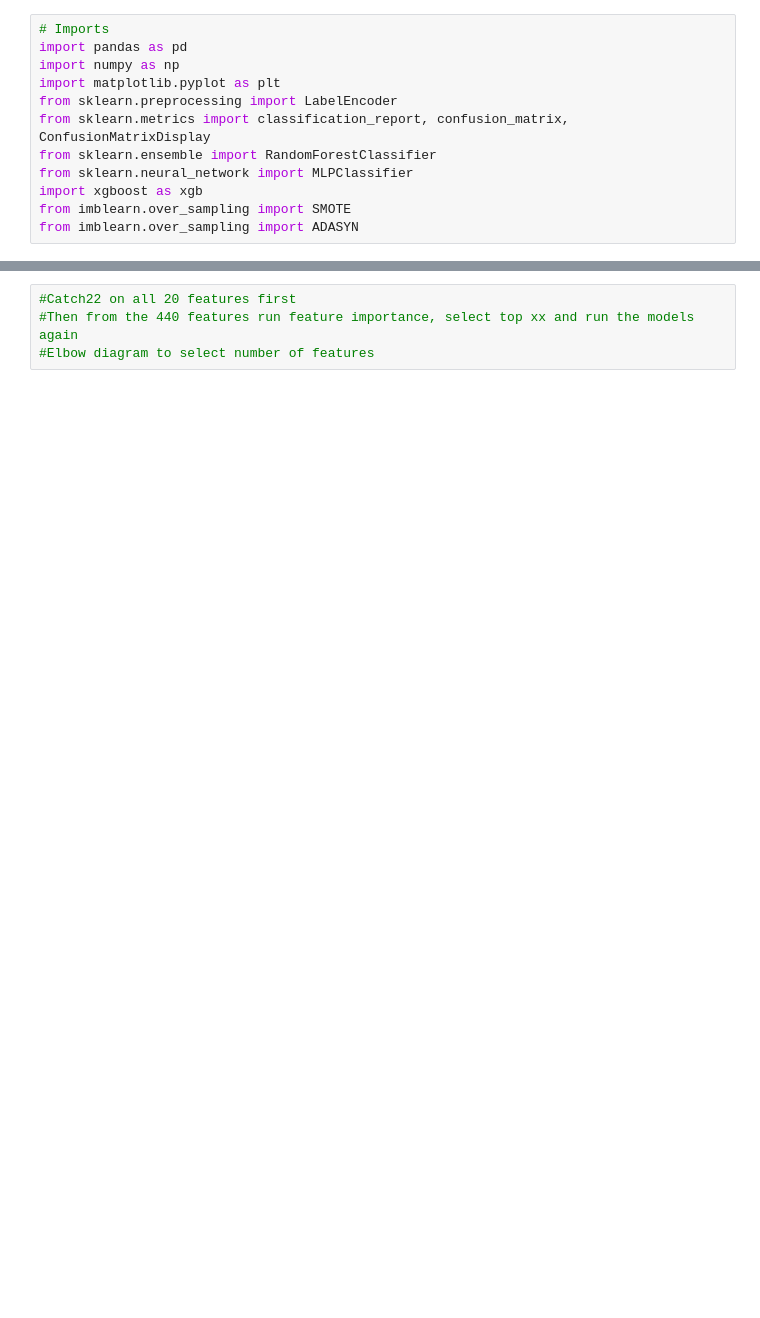
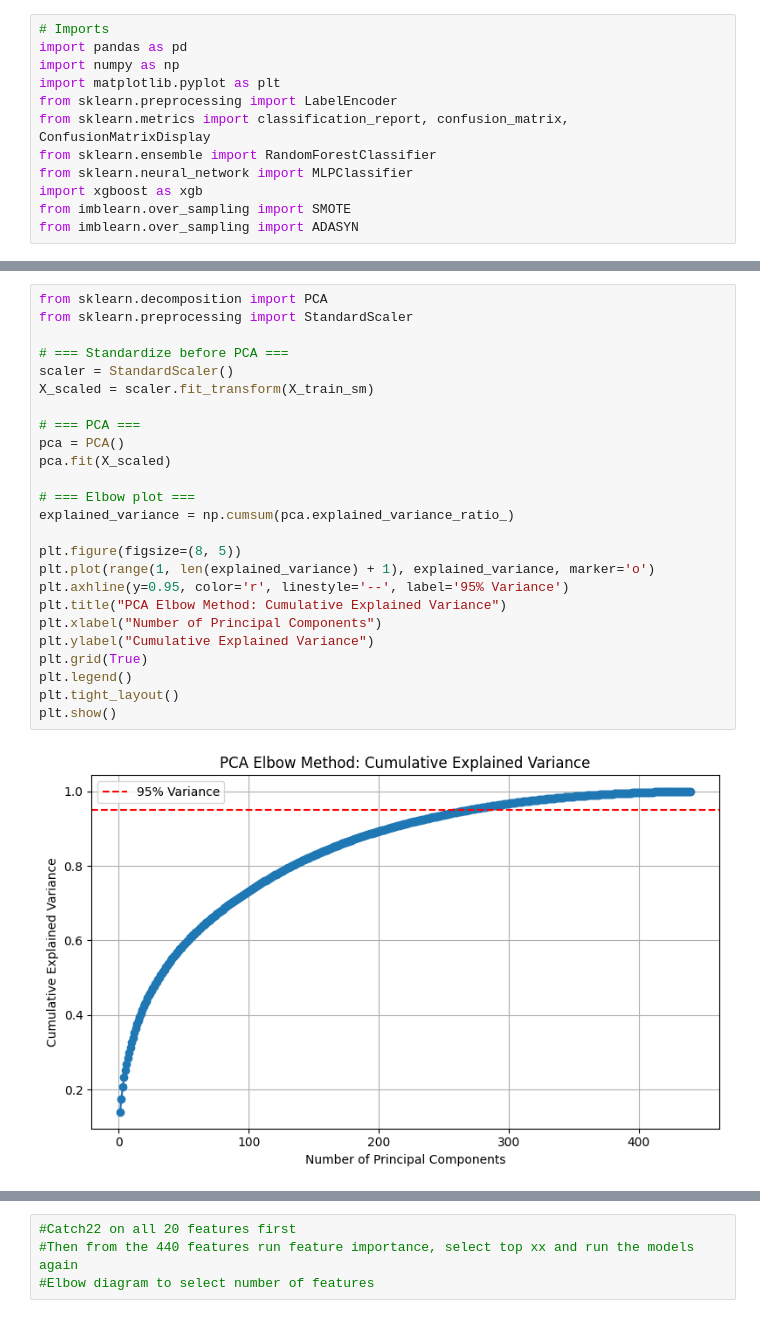
Before and after one commit to aaryan-nagpal1/Thesis, a Jupyter notebook: catch22.ipynb, the cells around one changed output, grey strips where cells are left out. Drawn from its saved outputs; the diff is of its cells as text; blank space fills up the shorter version.

```diff
--- a/catch22.ipynb
+++ b/catch22.ipynb
@@ -410,3 +483,30 @@ ROC AUC: 0.6371
+# %%
+from sklearn.decomposition import PCA
+from sklearn.preprocessing import StandardScaler
+
+# === Standardize before PCA ===
+scaler = StandardScaler()
+X_scaled = scaler.fit_transform(X_train_sm)
+
+# === PCA ===
+pca = PCA()
+pca.fit(X_scaled)
+
+# === Elbow plot ===
+explained_variance = np.cumsum(pca.explained_variance_ratio_)
+
+plt.figure(figsize=(8, 5))
+plt.plot(range(1, len(explained_variance) + 1), explained_variance, marker='o')
+plt.axhline(y=0.95, color='r', linestyle='--', label='95% Variance')
+plt.title("PCA Elbow Method: Cumulative Explained Variance")
+plt.xlabel("Number of Principal Components")
+plt.ylabel("Cumulative Explained Variance")
+plt.grid(True)
+plt.legend()
+plt.tight_layout()
+plt.show()
+# %% [output]
+[figure, added]
 # %%
 import pandas as pd
 import numpy as np
```
Also changed, not shown: parts of 8 cells of this notebook, 2 other files.
